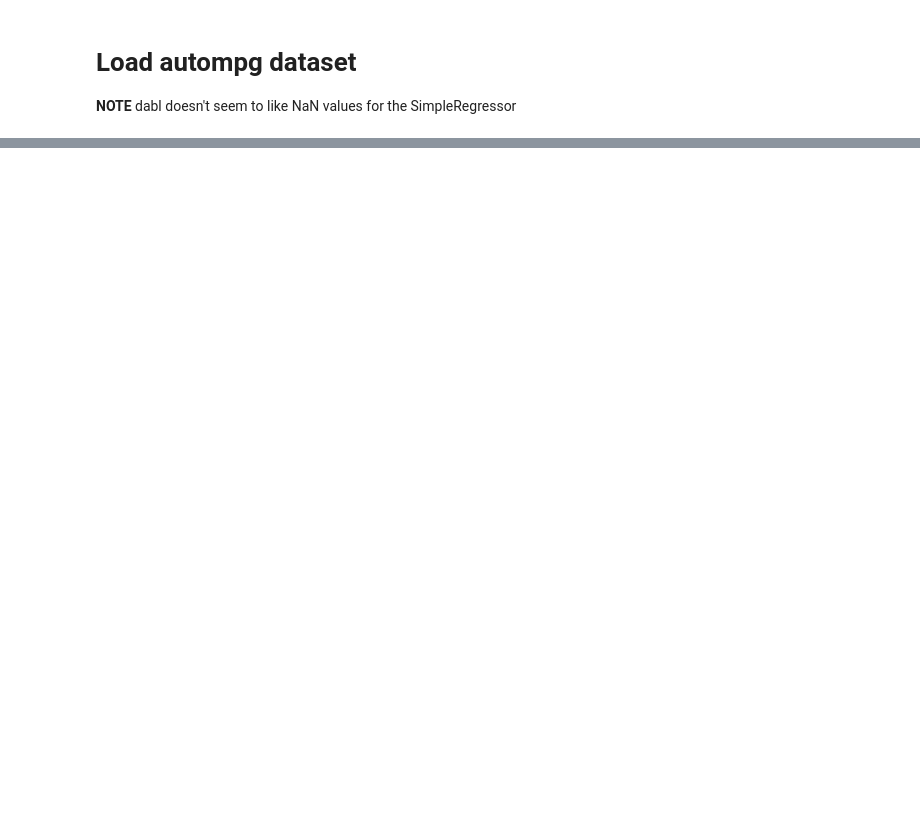
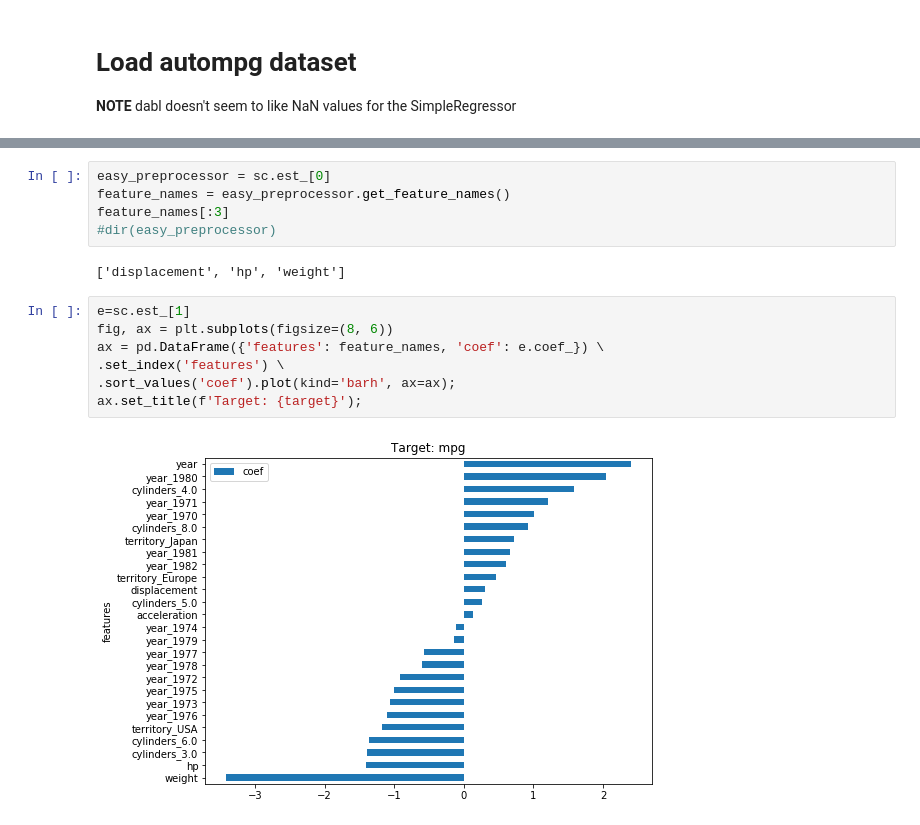
Before and after one commit to ianozsvald/dabl_experiments, a Jupyter notebook: autompg_example_fit.ipynb, the cells around one changed output, grey strips where cells are left out. Saved outputs shown, nothing was run; the diff lists cells and outputs as text; blank space fills up the shorter version.

```diff
--- a/autompg_example_fit.ipynb
+++ b/autompg_example_fit.ipynb
@@ -48,2 +143,18 @@ sc = dabl.SimpleRegressor().fit(X_train, y_train)
+# %%
+easy_preprocessor = sc.est_[0]
+feature_names = easy_preprocessor.get_feature_names()
+feature_names[:3]
+#dir(easy_preprocessor)
+# %% [output]
+['displacement', 'hp', 'weight']
+# %%
+e=sc.est_[1]
+fig, ax = plt.subplots(figsize=(8, 6))
+ax = pd.DataFrame({'features': feature_names, 'coef': e.coef_}) \
+.set_index('features') \
+.sort_values('coef').plot(kind='barh', ax=ax);
+ax.set_title(f'Target: {target}');
+# %% [output]
+[figure, added]
 # %%
 print(f"Notebook completed on {datetime.datetime.now()}")
```
Also changed, not shown: parts of 8 cells of this notebook, 1 other file.
